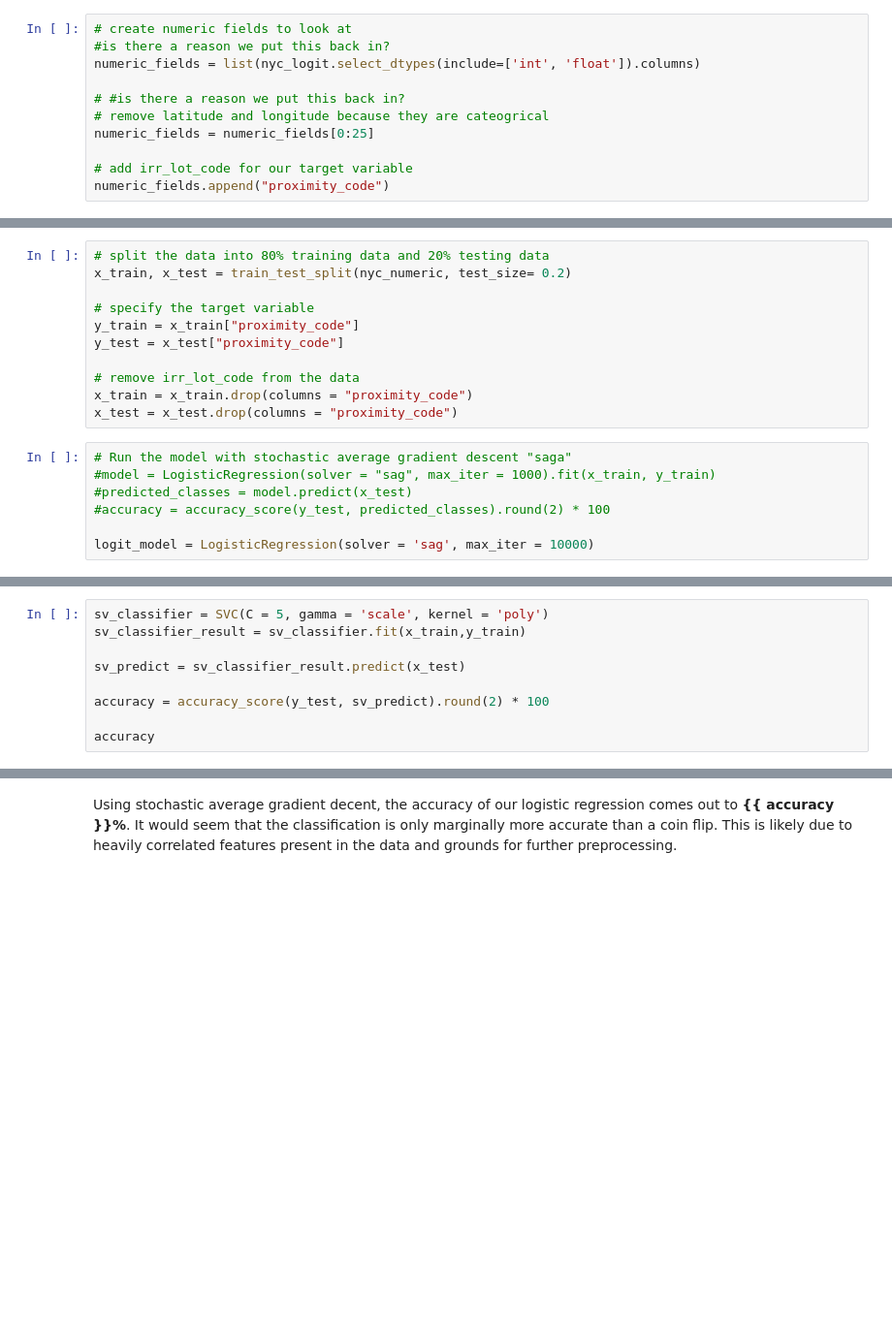
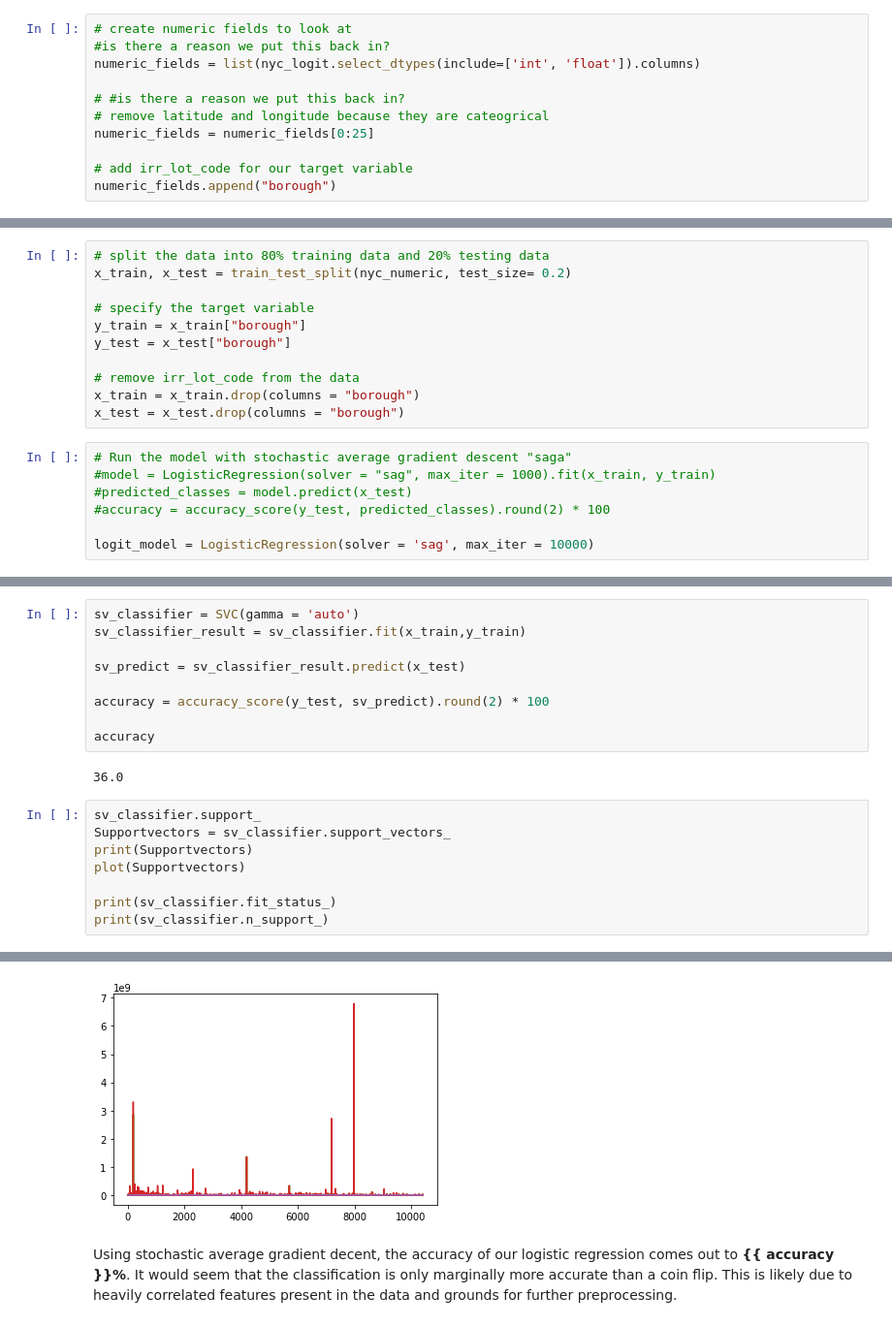
Before and after one commit to lavos84/DS7331-Term-Project, a Jupyter notebook: DS7331-Term-Project.ipynb, the cells around one changed output, grey strips where cells are left out. Shown at 97% size. Drawn from its saved outputs; the diff is of its cells as text; blank space fills up the shorter version.

```diff
--- a/DS7331-Term-Project.ipynb
+++ b/DS7331-Term-Project.ipynb
@@ -1251,7 +1352,7 @@ numeric_fields = list(nyc_logit.select_dtypes(include=['int', 'float']).columns)
 numeric_fields = numeric_fields[0:25]
 
 # add irr_lot_code for our target variable
-numeric_fields.append("proximity_code")
+numeric_fields.append("borough")
 # %%
 # subset data and exclude NAs
 nyc_numeric = nyc_logit[numeric_fields]
@@ -1278,12 +1375,12 @@ See the caveats in the documentation: http://pandas.pydata.org/pandas-docs/stabl
 x_train, x_test = train_test_split(nyc_numeric, test_size= 0.2)
 
 # specify the target variable
-y_train = x_train["proximity_code"]
-y_test = x_test["proximity_code"]
+y_train = x_train["borough"]
+y_test = x_test["borough"]
 
 # remove irr_lot_code from the data
-x_train = x_train.drop(columns = "proximity_code")
-x_test = x_test.drop(columns = "proximity_code")
+x_train = x_train.drop(columns = "borough")
+x_test = x_test.drop(columns = "borough")
 # %%
 # Run the model with stochastic average gradient descent "saga"
 #model = LogisticRegression(solver = "sag", max_iter = 1000).fit(x_train, y_train)
@@ -1311,5 +1413,5 @@ accuracy
 # %%
-sv_classifier = SVC(C = 5, gamma = 'scale', kernel = 'poly')
+sv_classifier = SVC(gamma = 'auto')
 sv_classifier_result = sv_classifier.fit(x_train,y_train)
 
 sv_predict = sv_classifier_result.predict(x_test)
@@ -1317,3 +1419,14 @@ sv_predict = sv_classifier_result.predict(x_test)
 accuracy = accuracy_score(y_test, sv_predict).round(2) * 100
 
 accuracy
+# %% [output]
+36.0
+# %%
+sv_classifier.support_
+Supportvectors = sv_classifier.support_vectors_
+print(Supportvectors)
+plot(Supportvectors)
+
+print(sv_classifier.fit_status_)
+print(sv_classifier.n_support_)
+# %% [output]
@@ -1320,3 +1448,4 @@ accuracy
+[figure, added]
 # %% [markdown]
 Using stochastic average gradient decent, the accuracy of our logistic regression comes out to **{{ accuracy }}%**.  It would seem that the classification is only marginally more accurate than a coin flip.  This is likely due to heavily correlated features present in the data and grounds for further preprocessing.
 # %% [markdown]
```
Also changed, not shown: parts of 23 cells of this notebook, 1 other file.
